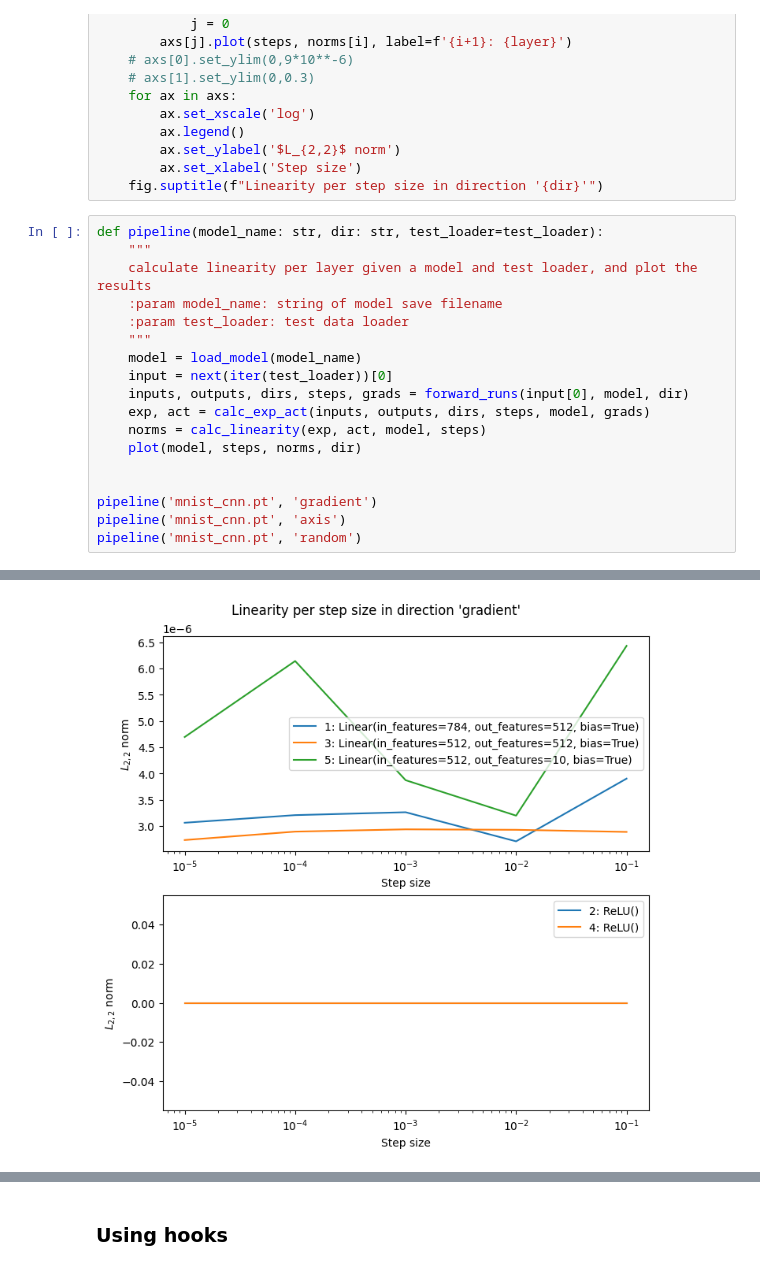
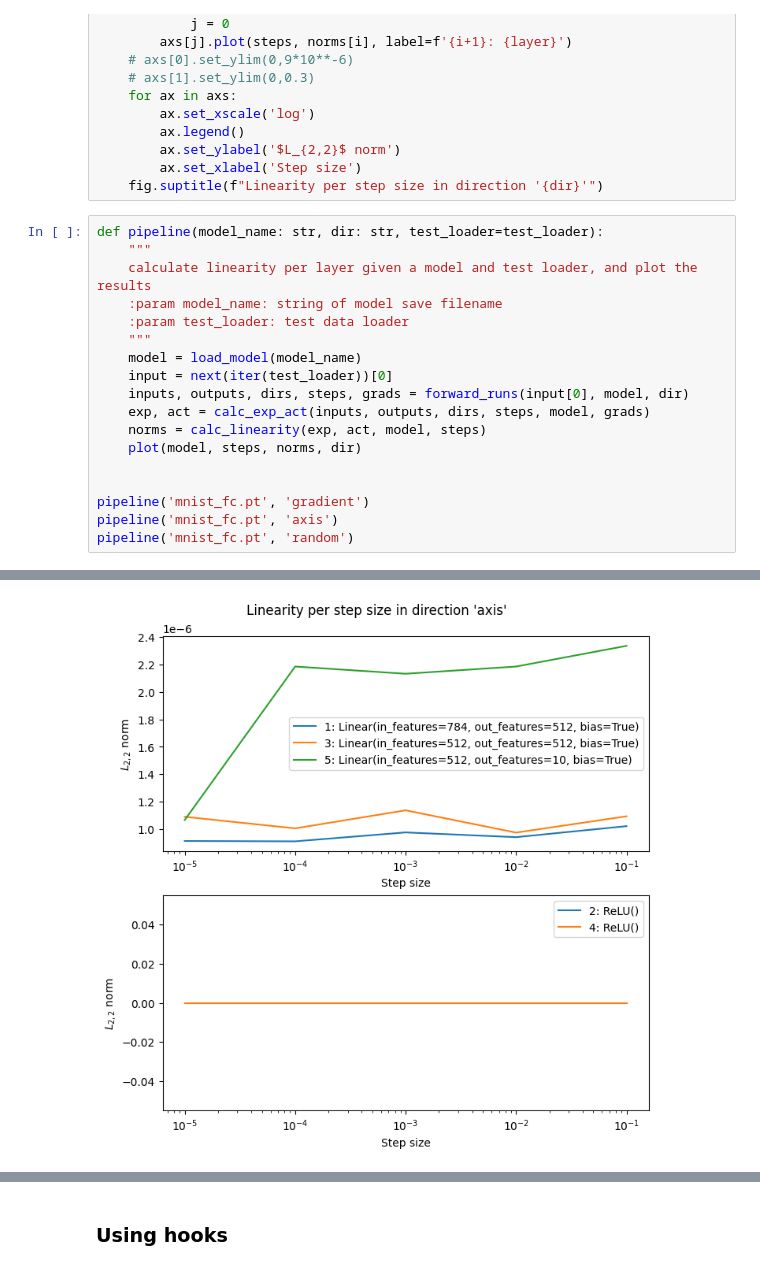
Before and after one commit to teunpe/master_internship, a Jupyter notebook: mlp.ipynb, the cells around one changed output, grey strips where cells are left out. Drawn from its saved outputs; the diff is of its cells as text.

```diff
--- a/mlp.ipynb
+++ b/mlp.ipynb
@@ -351,7 +351,7 @@ def pipeline(model_name: str, dir: str, test_loader=test_loader):
     plot(model, steps, norms, dir)
 
 
-pipeline('mnist_cnn.pt', 'gradient')
-pipeline('mnist_cnn.pt', 'axis')
-pipeline('mnist_cnn.pt', 'random')
+pipeline('mnist_fc.pt', 'gradient')
+pipeline('mnist_fc.pt', 'axis')
+pipeline('mnist_fc.pt', 'random')
 # %% [output]
@@ -359 +359 @@ pipeline('mnist_cnn.pt', 'random')
-[figure, old version]
+[figure, new version]
```
Also changed, not shown: parts of 1 cell of this notebook, 3 other files.
